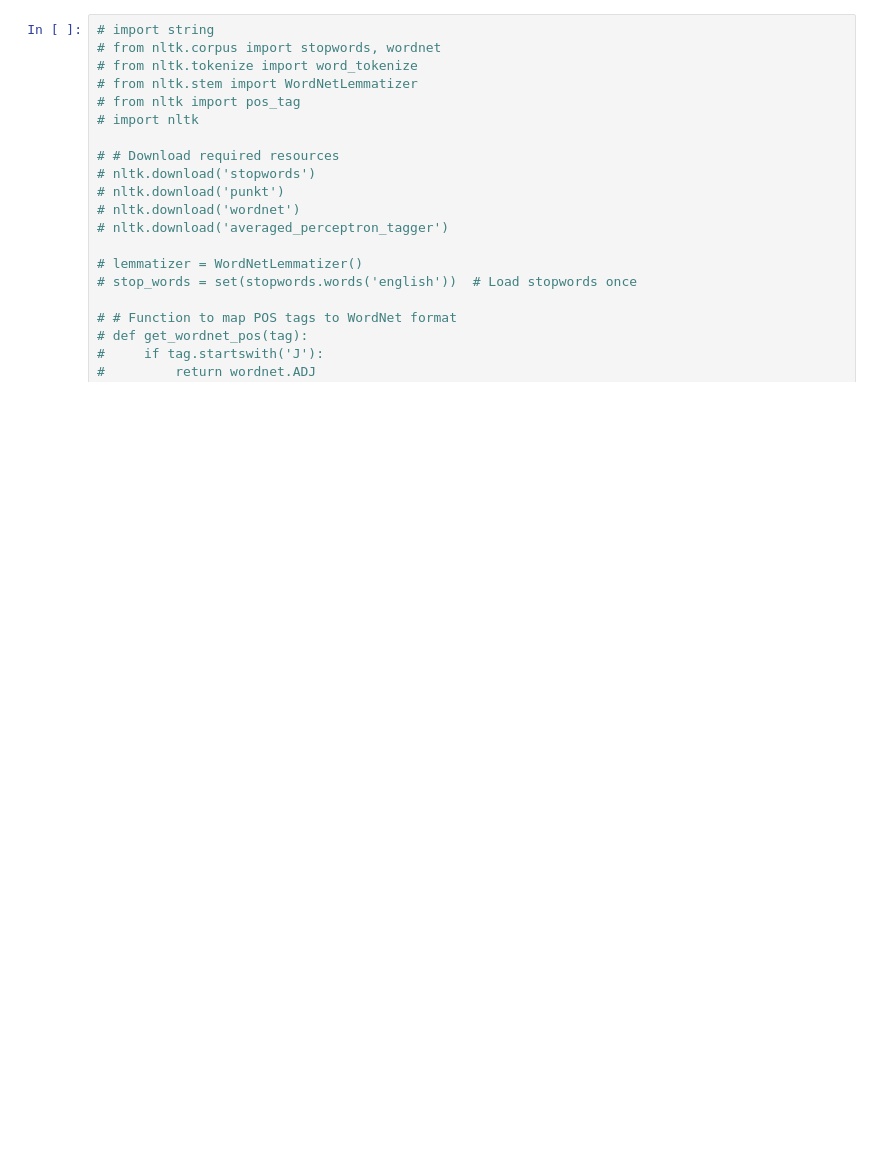
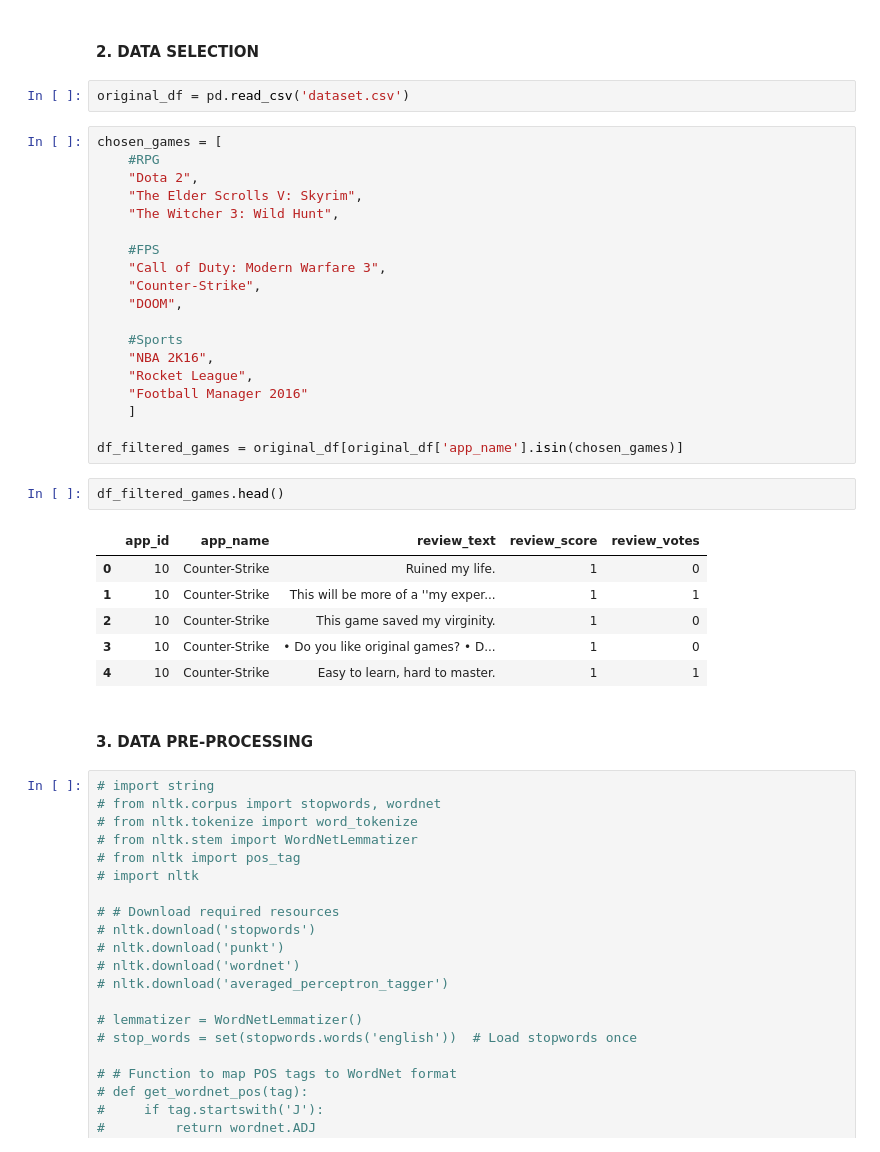
Before and after one commit to tshaun/steam_text_mining, a Jupyter notebook: personal_prj_steam.ipynb, the cells around one changed output. Saved outputs shown, nothing was run; the diff lists cells and outputs as text; blank space fills up the shorter version.

```diff
--- a/personal_prj_steam.ipynb
+++ b/personal_prj_steam.ipynb
@@ -24,3 +28,37 @@ Name: count, dtype: int64
+# %% [markdown]
+#### 2. DATA SELECTION
+# %%
+original_df = pd.read_csv('dataset.csv')
+# %%
+chosen_games = [
+    #RPG
+    "Dota 2",
+    "The Elder Scrolls V: Skyrim",
+    "The Witcher 3: Wild Hunt",
+
+    #FPS
+    "Call of Duty: Modern Warfare 3",
+    "Counter-Strike",
+    "DOOM",
+
+    #Sports
+    "NBA 2K16",
+    "Rocket League",
+    "Football Manager 2016"
+    ]
+
+df_filtered_games = original_df[original_df['app_name'].isin(chosen_games)]
+# %%
+df_filtered_games.head()
+# %% [output]
+|  | app_id | app_name | review_text | review_score | review_votes |
+| 0 | 10 | Counter-Strike | Ruined my life. | 1 | 0 |
+| 1 | 10 | Counter-Strike | This will be more of a ''my exper... | 1 | 1 |
+| 2 | 10 | Counter-Strike | This game saved my virginity. | 1 | 0 |
+| 3 | 10 | Counter-Strike | • Do you like original games? • D... | 1 | 0 |
+| 4 | 10 | Counter-Strike | Easy to learn, hard to master. | 1 | 1 |
+# %% [markdown]
+#### 3. DATA PRE-PROCESSING
 # %%
 # import string
 # from nltk.corpus import stopwords, wordnet
```
Also changed, not shown: parts of 3 cells of this notebook.
